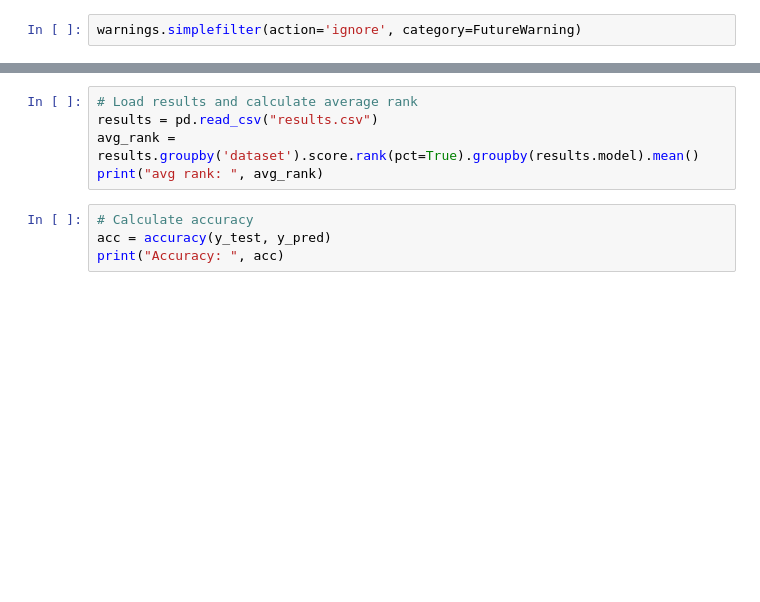
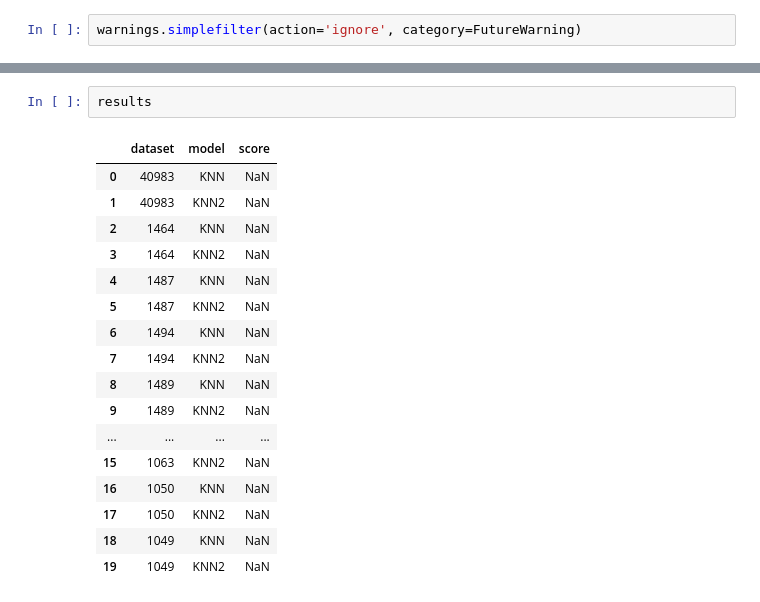
Before and after one commit to K8NA/knn-class-imbalance, a Jupyter notebook: trabalho/run2.ipynb, the cells around one changed output, grey strips where cells are left out. Drawn from its saved outputs; the diff is of its cells as text; blank space fills up the shorter version.

```diff
--- a/trabalho/run2.ipynb
+++ b/trabalho/run2.ipynb
@@ -79,9 +213,20 @@ You can try to debug the error by setting error_score='raise'.
 # %%
-# Load results and calculate average rank
-results = pd.read_csv("results.csv")
-avg_rank = results.groupby('dataset').score.rank(pct=True).groupby(results.model).mean()
-print("avg rank: ", avg_rank)
+results
+# %% [output]
+|  | dataset | model | score |
+| 0 | 40983 | KNN | NaN |
+| 1 | 40983 | KNN2 | NaN |
+| 2 | 1464 | KNN | NaN |
+| 3 | 1464 | KNN2 | NaN |
+| 4 | 1487 | KNN | NaN |
+| 5 | 1487 | KNN2 | NaN |
+| 6 | 1494 | KNN | NaN |
+| 7 | 1494 | KNN2 | NaN |
+| 8 | 1489 | KNN | NaN |
+| 9 | 1489 | KNN2 | NaN |
+| ... | ... | ... | ... |
+| 15 | 1063 | KNN2 | NaN |
+| 16 | 1050 | KNN | NaN |
+| 17 | 1050 | KNN2 | NaN |
+| 18 | 1049 | KNN | NaN |
+| 19 | 1049 | KNN2 | NaN |
-# %%
-# Calculate accuracy
-acc = accuracy(y_test, y_pred)
-print("Accuracy: ", acc)
```
Also changed, not shown: parts of 20 cells of this notebook, 3 other files.
